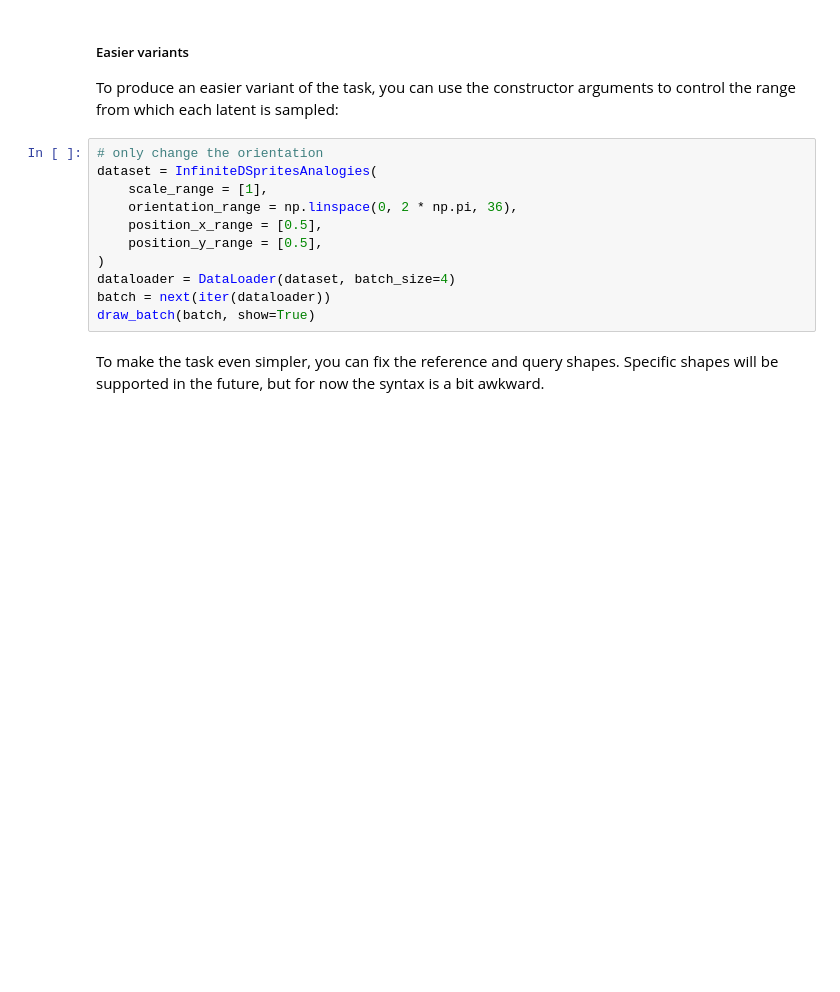
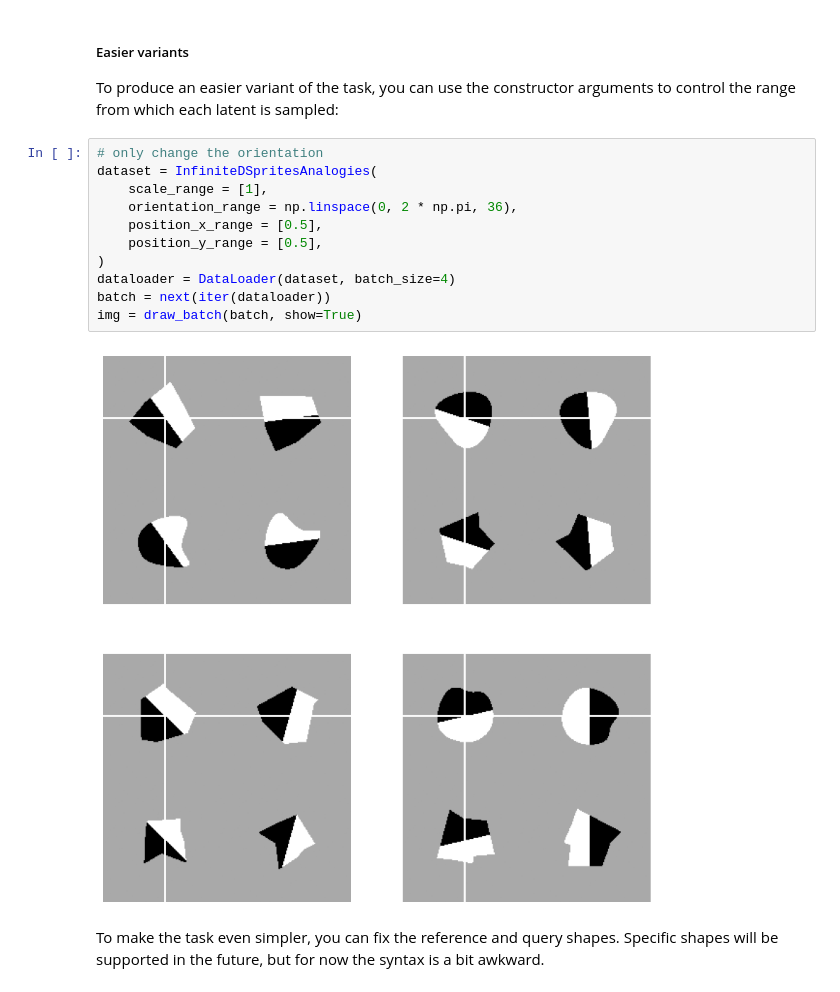
Before and after one commit to sbdzdz/idsprites, a Jupyter notebook: examples/infinite_analogies.ipynb, the cells around one changed output. Saved outputs shown, nothing was run; the diff lists cells and outputs as text; blank space fills up the shorter version.

```diff
--- a/examples/infinite_analogies.ipynb
+++ b/examples/infinite_analogies.ipynb
@@ -31,14 +31,16 @@ To produce an easier variant of the task, you can use the constructor arguments
 # %%
 # only change the orientation
 dataset = InfiniteDSpritesAnalogies(
     scale_range = [1],
     orientation_range = np.linspace(0, 2 * np.pi, 36),
     position_x_range = [0.5],
     position_y_range = [0.5],
 )
 dataloader = DataLoader(dataset, batch_size=4)
 batch = next(iter(dataloader))
-draw_batch(batch, show=True)
+img = draw_batch(batch, show=True)
+# %% [output]
+[figure, added]
 # %% [markdown]
 To make the task even simpler, you can fix the reference and query shapes. Specific shapes will be supported in the future, but for now the syntax is a bit awkward.
 # %%
```
Also changed, not shown: parts of 3 cells of this notebook.
